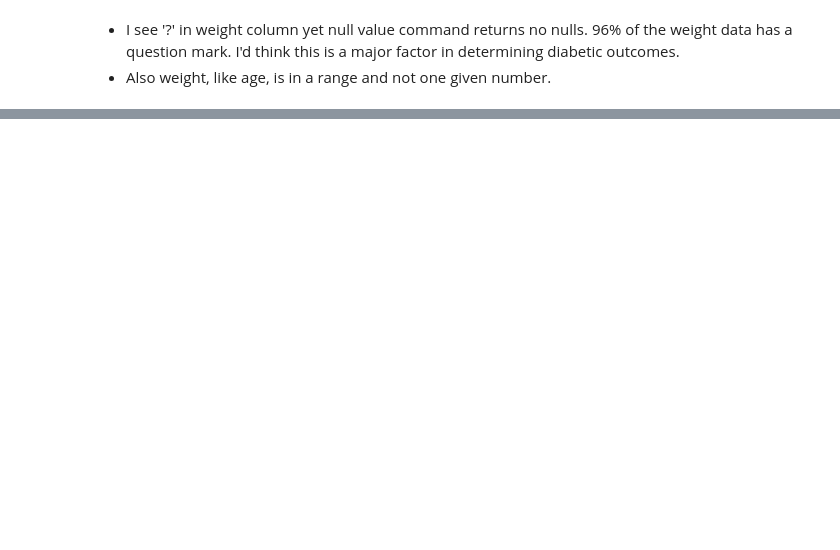
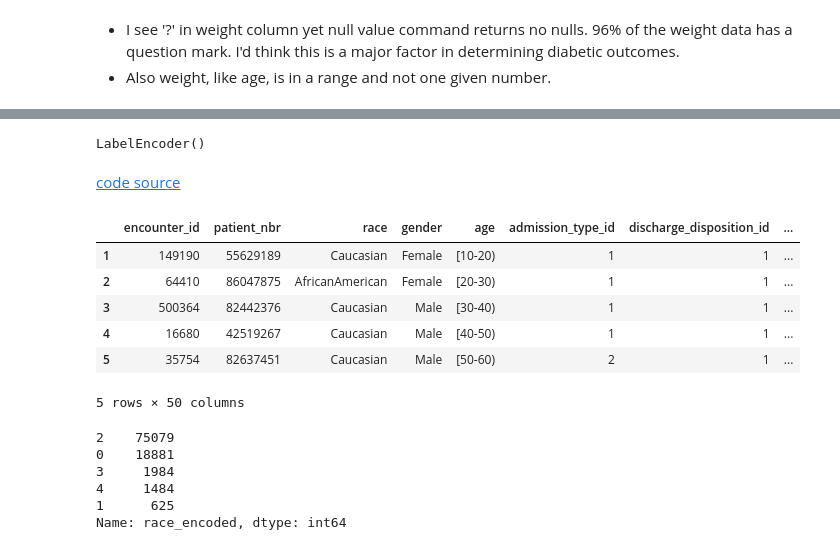
Before and after one commit to akamara05/diabetic_readmissions_project, a Jupyter notebook: Diabetic data EDA .ipynb, the cells around one changed output, grey strips where cells are left out. Saved outputs shown, nothing was run; the diff lists cells and outputs as text; code cells hidden in the pictures; blank space fills up the shorter version.

```diff
--- a/Diabetic data EDA .ipynb
+++ b/Diabetic data EDA .ipynb
@@ -132,0 +193,2 @@ Name: weight, dtype: float64
+# %%
+df.dropna(subset=['race','diag_1','diag_2','diag_3'], inplace = True)
@@ -357,0 +321,29 @@ Name: change, dtype: int64
+# %%
+encode = LabelEncoder()
+# %%
+encode.fit(df['race'])
+# %% [output]
+LabelEncoder()
+# %%
+df['race_encoded'] = encode.transform(df['race'])
+# %% [markdown]
+[code source](https://stackoverflow.com/questions/40142686/converting-non-numeric-to-numeric-value-using-panda-libraries)
+# %%
+df.head()
+# %% [output]
+|  | encounter_id | patient_nbr | race | gender | age | admission_type_id | discharge_disposition_id | ... |
+| 1 | 149190 | 55629189 | Caucasian | Female | [10-20) | 1 | 1 | ... |
+| 2 | 64410 | 86047875 | AfricanAmerican | Female | [20-30) | 1 | 1 | ... |
+| 3 | 500364 | 82442376 | Caucasian | Male | [30-40) | 1 | 1 | ... |
+| 4 | 16680 | 42519267 | Caucasian | Male | [40-50) | 1 | 1 | ... |
+| 5 | 35754 | 82637451 | Caucasian | Male | [50-60) | 2 | 1 | ... |
+5 rows × 50 columns
+# %%
+df.race_encoded.value_counts()
+# %% [output]
+2    75079
+0    18881
+3     1984
+4     1484
+1      625
+Name: race_encoded, dtype: int64
```
Also changed, not shown: parts of 59 cells of this notebook, 6 other files.
